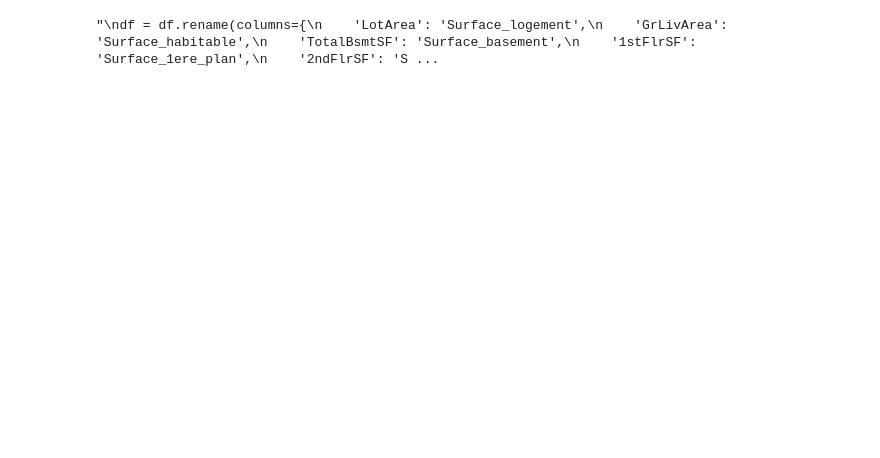
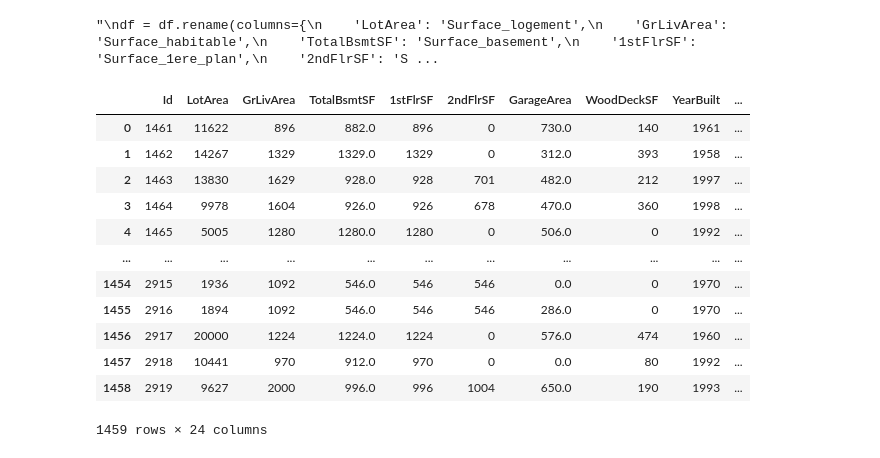
Before and after one commit to LoicHarroue/Challenge-48H-Data, a Jupyter notebook: src/notebook/nettoyage/nettoyage.ipynb, the cells around one changed output. Saved outputs shown, nothing was run; the diff lists cells and outputs as text; code cells hidden in the pictures; blank space fills up the shorter version.

```diff
--- a/src/notebook/nettoyage/nettoyage.ipynb
+++ b/src/notebook/nettoyage/nettoyage.ipynb
@@ -92,2 +97,18 @@ df = df.rename(columns={
 # %% [output]
 "\ndf = df.rename(columns={\n    'LotArea': 'Surface_logement',\n    'GrLivArea': 'Surface_habitable',\n    'TotalBsmtSF': 'Surface_basement',\n    '1stFlrSF': 'Surface_1ere_plan',\n    '2ndFlrSF': 'S ...
+# %%
+df
+# %% [output]
+|  | Id | LotArea | GrLivArea | TotalBsmtSF | 1stFlrSF | 2ndFlrSF | GarageArea | WoodDeckSF | YearBuilt | ... |
+| 0 | 1461 | 11622 | 896 | 882.0 | 896 | 0 | 730.0 | 140 | 1961 | ... |
+| 1 | 1462 | 14267 | 1329 | 1329.0 | 1329 | 0 | 312.0 | 393 | 1958 | ... |
+| 2 | 1463 | 13830 | 1629 | 928.0 | 928 | 701 | 482.0 | 212 | 1997 | ... |
+| 3 | 1464 | 9978 | 1604 | 926.0 | 926 | 678 | 470.0 | 360 | 1998 | ... |
+| 4 | 1465 | 5005 | 1280 | 1280.0 | 1280 | 0 | 506.0 | 0 | 1992 | ... |
+| ... | ... | ... | ... | ... | ... | ... | ... | ... | ... | ... |
+| 1454 | 2915 | 1936 | 1092 | 546.0 | 546 | 546 | 0.0 | 0 | 1970 | ... |
+| 1455 | 2916 | 1894 | 1092 | 546.0 | 546 | 546 | 286.0 | 0 | 1970 | ... |
+| 1456 | 2917 | 20000 | 1224 | 1224.0 | 1224 | 0 | 576.0 | 474 | 1960 | ... |
+| 1457 | 2918 | 10441 | 970 | 912.0 | 970 | 0 | 0.0 | 80 | 1992 | ... |
+| 1458 | 2919 | 9627 | 2000 | 996.0 | 996 | 1004 | 650.0 | 190 | 1993 | ... |
+1459 rows × 24 columns
```
Also changed, not shown: parts of 9 cells of this notebook, 4 other files.
